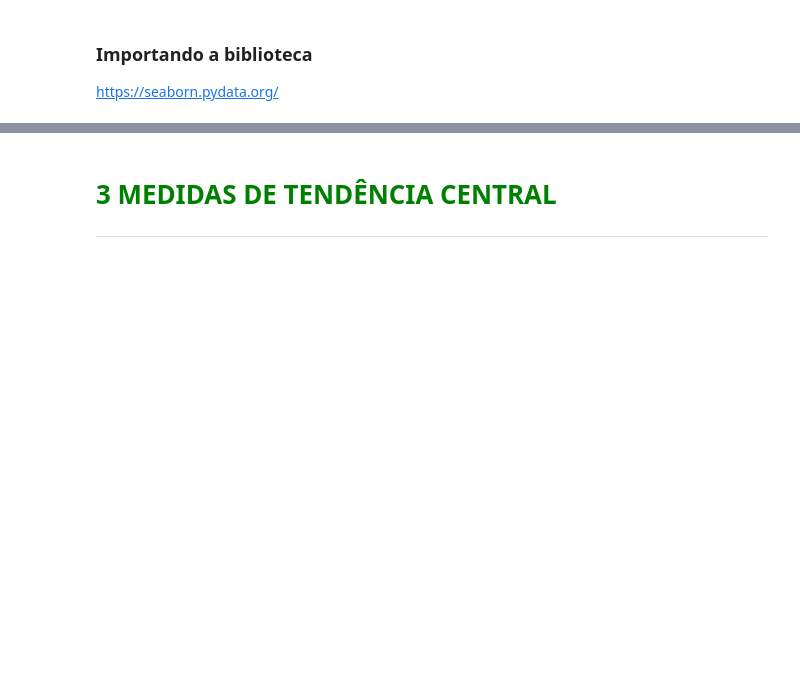
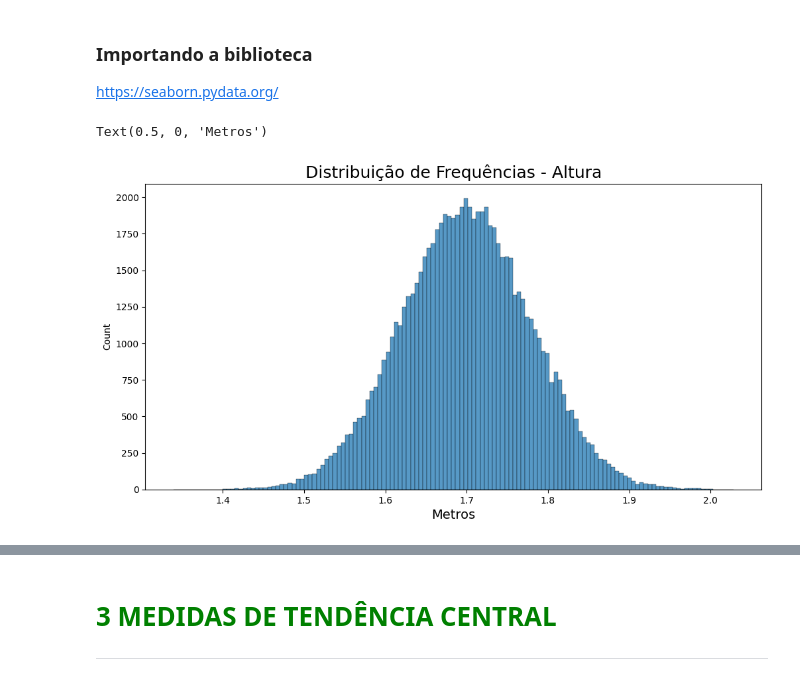
Before and after one commit to jrsantos1/python-para-estatistica, a Jupyter notebook: curso_estatistica_modulo_1.ipynb, the cells around one changed output, grey strips where cells are left out. Drawn from its saved outputs; the diff is of its cells as text; code cells hidden in the pictures; blank space fills up the shorter version.

```diff
--- a/curso_estatistica_modulo_1.ipynb
+++ b/curso_estatistica_modulo_1.ipynb
@@ -297,0 +514,8 @@ https://seaborn.pydata.org/
+# %%
+ax = sns.histplot(dados['Altura'], kde= False)
+ax.figure.set_size_inches(12,6) ## tamanho que aparecerá tela
+ax.set_title('Distribuição de Frequências - Altura',  fontsize=18)
+ax.set_xlabel('Metros', fontsize=14)
+# %% [output]
+Text(0.5, 0, 'Metros')
+[figure, added]
```
Also changed, not shown: parts of 20 cells of this notebook, 2 other files.
